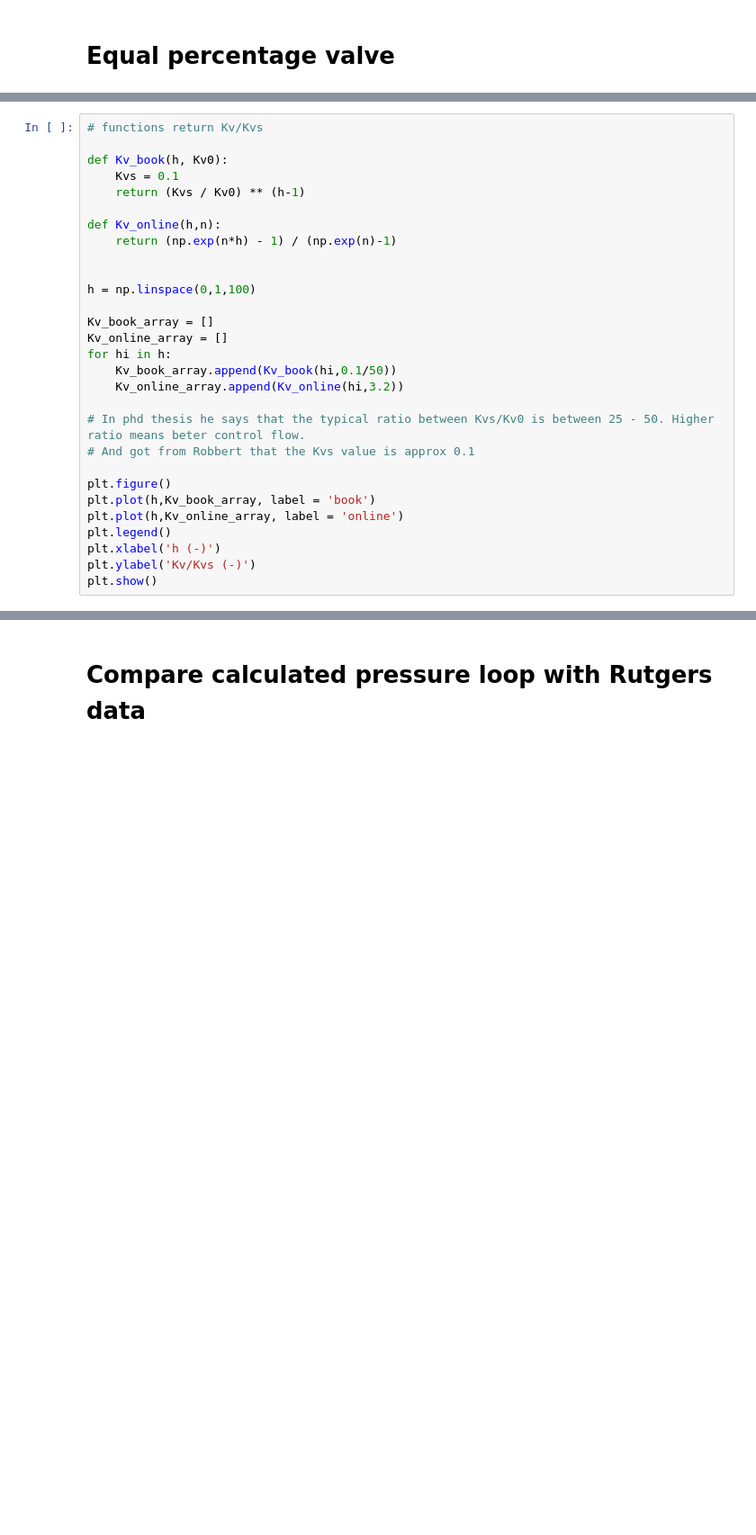
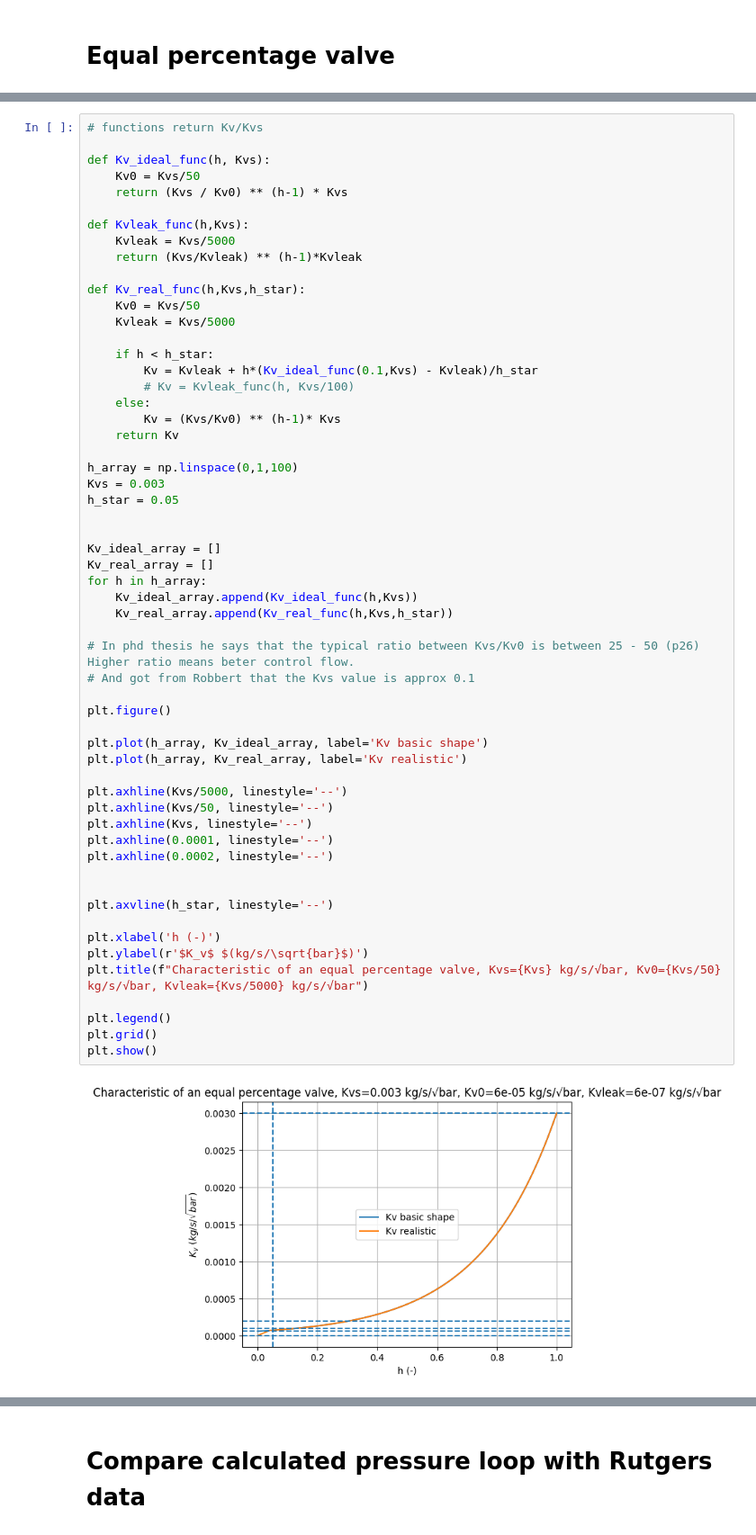
Before and after one commit to Pietervb2/thesis, a Jupyter notebook: obtain_realistic parameters.ipynb, the cells around one changed output, grey strips where cells are left out. Shown at 90% size. Cells and saved outputs as stored; diff of their text form; blank space fills up the shorter version.

```diff
--- a/obtain_realistic parameters.ipynb
+++ b/obtain_realistic parameters.ipynb
@@ -142,29 +163,59 @@ Re = 6.9 / (10**(-1/(1.8*np.sqrt(f))) - e_term)
 # %%
 # functions return Kv/Kvs
 
-def Kv_book(h, Kv0):
-    Kvs = 0.1
-    return (Kvs / Kv0) ** (h-1)
+def Kv_ideal_func(h, Kvs):
+    Kv0 = Kvs/50
+    return (Kvs / Kv0) ** (h-1) * Kvs
 
-def Kv_online(h,n):
-    return (np.exp(n*h) - 1) / (np.exp(n)-1)
+def Kvleak_func(h,Kvs):
+    Kvleak = Kvs/5000
+    return (Kvs/Kvleak) ** (h-1)*Kvleak
+
+def Kv_real_func(h,Kvs,h_star):
+    Kv0 = Kvs/50
+    Kvleak = Kvs/5000
+
+    if h < h_star:
+        Kv = Kvleak + h*(Kv_ideal_func(0.1,Kvs) - Kvleak)/h_star
+        # Kv = Kvleak_func(h, Kvs/100)
+    else:
+        Kv = (Kvs/Kv0) ** (h-1)* Kvs
+    return Kv
+
+h_array = np.linspace(0,1,100)
+Kvs = 0.003
+h_star = 0.05
 
 
-h = np.linspace(0,1,100)
+Kv_ideal_array = []
+Kv_real_array = []
+for h in h_array:
+    Kv_ideal_array.append(Kv_ideal_func(h,Kvs))
+    Kv_real_array.append(Kv_real_func(h,Kvs,h_star))
 
-Kv_book_array = []
-Kv_online_array = []
-for hi in h:
-    Kv_book_array.append(Kv_book(hi,0.1/50))
-    Kv_online_array.append(Kv_online(hi,3.2))
-
-# In phd thesis he says that the typical ratio between Kvs/Kv0 is between 25 - 50. Higher ratio means beter control flow.
+# In phd thesis he says that the typical ratio between Kvs/Kv0 is between 25 - 50 (p26) Higher ratio means beter control flow.
 # And got from Robbert that the Kvs value is approx 0.1
 
 plt.figure()
-plt.plot(h,Kv_book_array, label = 'book')
-plt.plot(h,Kv_online_array, label = 'online')
+
+plt.plot(h_array, Kv_ideal_array, label='Kv basic shape')
+plt.plot(h_array, Kv_real_array, label='Kv realistic')
+
+plt.axhline(Kvs/5000, linestyle='--')
+plt.axhline(Kvs/50, linestyle='--')
+plt.axhline(Kvs, linestyle='--')
+plt.axhline(0.0001, linestyle='--')
+plt.axhline(0.0002, linestyle='--')
+
+
+plt.axvline(h_star, linestyle='--')
+
+plt.xlabel('h (-)')
+plt.ylabel(r'$K_v$ $(kg/s/\sqrt{bar}$)')
+plt.title(f"Characteristic of an equal percentage valve, Kvs={Kvs} kg/s/√bar, Kv0={Kvs/50} kg/s/√bar, Kvleak={Kvs/5000} kg/s/√bar")
+
 plt.legend()
-plt.xlabel('h (-)')
-plt.ylabel('Kv/Kvs (-)')
+plt.grid()
 plt.show()
+# %% [output]
+[figure, added]
```
Also changed, not shown: parts of 10 cells of this notebook, 8 other files.
